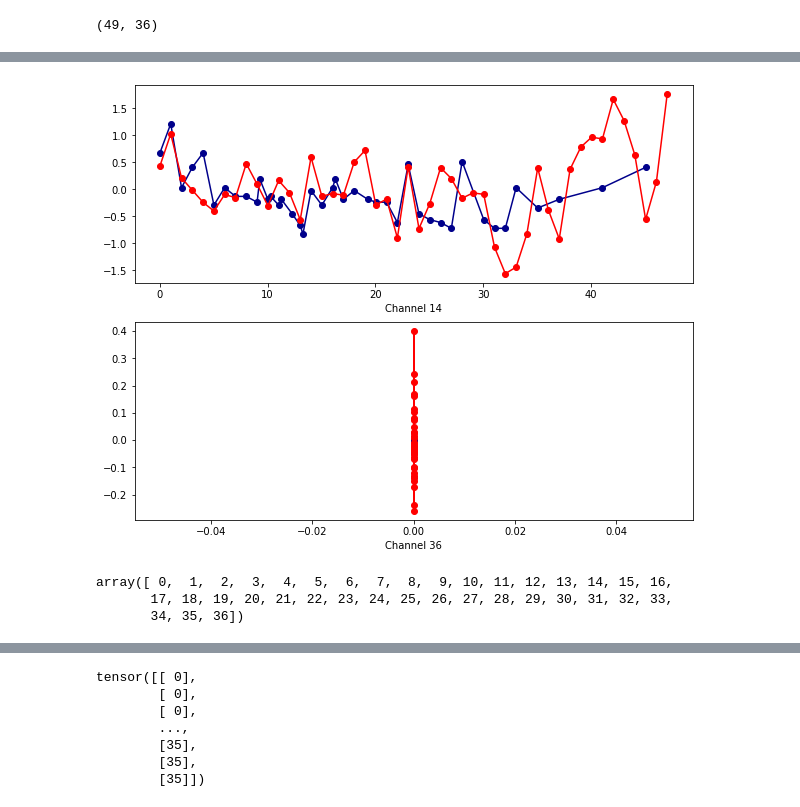
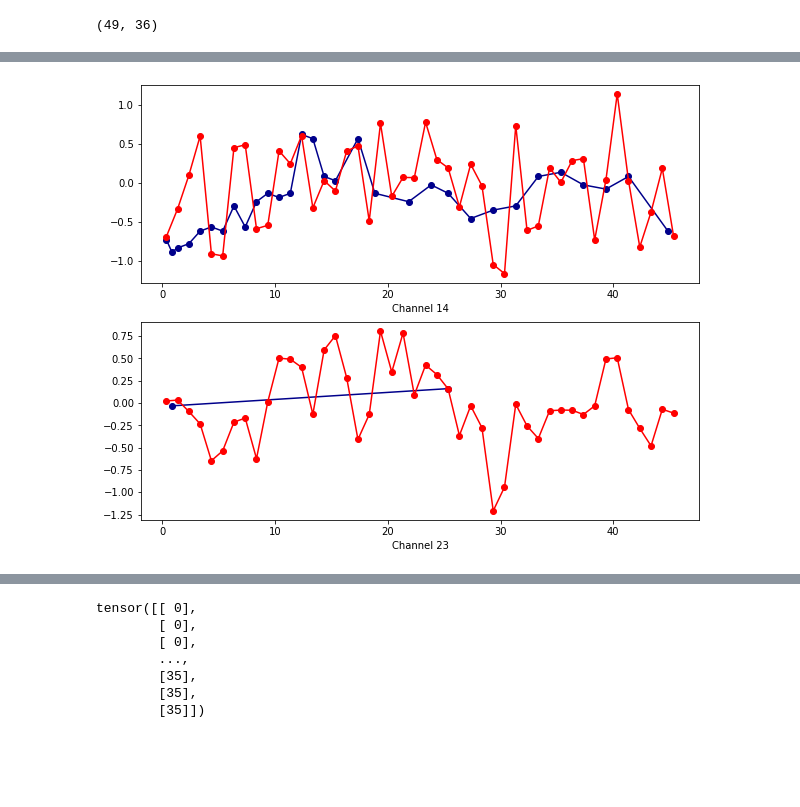
Before and after one commit to BorgwardtLab/Imputing_Signatures, a Jupyter notebook: notebooks/testing_gp_sig_adapter_padding.ipynb, the cells around one changed output, grey strips where cells are left out. Cells and saved outputs as stored; diff of their text form; code cells hidden in the pictures; blank space fills up the shorter version.

```diff
--- a/notebooks/testing_gp_sig_adapter_padding.ipynb
+++ b/notebooks/testing_gp_sig_adapter_padding.ipynb
@@ -491,0 +464,3 @@ tensor([[ 0],
+# %%
+for i in np.arange(batch_size):
+    print(d['test_indices'][i].max())
@@ -681,12 +660,12 @@ tensor([[-0.3336,  1.0195, -0.7260],
 # %% [markdown]
 ## Plot one instance (Z imputed overlay with Z-raw)
 # %%
-instance = 2
+instance = 6 #2
 # %%
 Z.shape, Z_raw.shape
 # %% [output]
 (torch.Size([32, 49, 36]), torch.Size([1, 32, 1764]))
 # %%
-Z_first = Z[instance].detach().numpy()
-Z_raw_first = Z_raw[0,instance].detach().numpy()
+Z_i = Z[instance].detach().numpy()
+Z_raw_i = Z_raw[0,instance].detach().numpy()
 # %%
@@ -698,5 +677,5 @@ Z[instance + batch_size*1].detach().numpy().shape
 # %% [output]
 (49, 36)
 # %%
-test_inputs_i = test_inputs[instance]
-test_indices_i = test_indices[instance]
+test_inputs_i = test_inputs[instance].flatten()
+test_indices_i = test_indices[instance].flatten()
@@ -769,17 +846,11 @@ def plot_reshaped_channel(ax, Z, test_inputs, channel, color='green'):
     y = Z[:,channel]
     ax.plot(x,y, '-o', color=color)
 # %%
-plot_instance(2, Z, Z_raw, test_inputs,
+plot_instance(6, Z, Z_raw, test_inputs,
               test_indices, inputs, indices,
-              values, show_channels=[14, 36],
+              values, show_channels=[14, 23],
               show_type=['input', 'gp'],
               n_mc_smps=n_mc_smps,
               batch_size=batch_size)
 # %% [output]
-[figure, old version]
+[figure, new version]
-# %%
-np.unique(test_indices[2])
-# %% [output]
-array([ 0,  1,  2,  3,  4,  5,  6,  7,  8,  9, 10, 11, 12, 13, 14, 15, 16,
-       17, 18, 19, 20, 21, 22, 23, 24, 25, 26, 27, 28, 29, 30, 31, 32, 33,
-       34, 35, 36])
```
Also changed, not shown: parts of 22 cells of this notebook.
